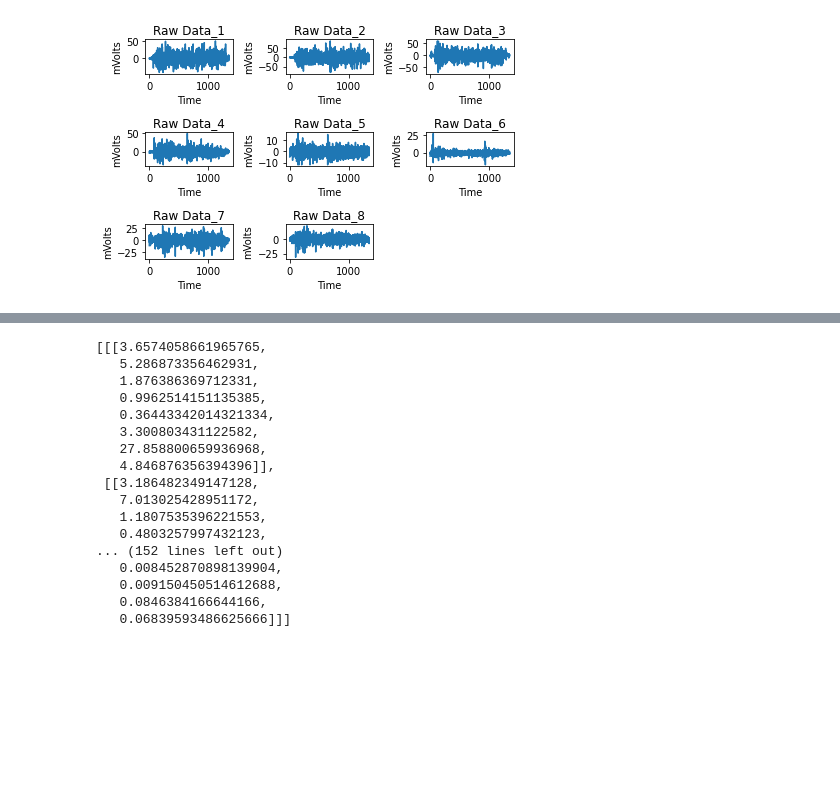
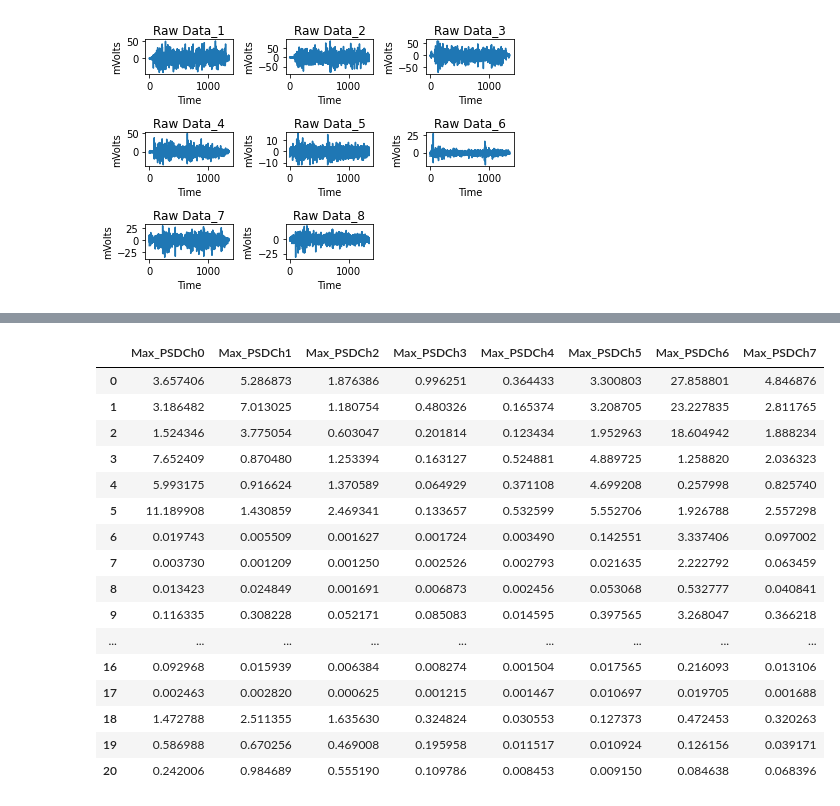
Before and after one commit to knakamura42/EE536_MyoProject, a Jupyter notebook: MyoAmigo.ipynb, the cells around one changed output, grey strips where cells are left out. Cells and saved outputs as stored; diff of their text form; code cells hidden in the pictures; blank space fills up the shorter version.

Commit message:
Turn the Max PSD features into a dataframe. Next step is to extract the mean and std.

```diff
--- a/MyoAmigo.ipynb
+++ b/MyoAmigo.ipynb
@@ -104,12 +104,12 @@ for participant in participants:
         myo_data_keys = ['EMG_' + str(i) for i in range(1, 9)] #for bio its ran3ge (1,5)
         myo_notch[myo_data_keys] = myo_notch[myo_data_keys].apply(notchfilter, raw=True)
         #myo_notch.plot_psd(area_mode='range', tmax=10.0, show=False, average=True)
-        plt.figure()
-        for channel in range(1,9):
-            plt.subplot(3,3,channel)
-            ax = myo_notch['EMG_' + str(channel)].plot()
-            plt.title('Total Filter_' + str(channel))
-            plt.ylabel('mVolts')
-            plt.xlabel('Time')
-            plt.tight_layout()
+        #plt.figure()
+        #for channel in range(1,9):
+            #plt.subplot(3,3,channel)
+            #ax = myo_notch['EMG_' + str(channel)].plot()
+            #plt.title('Total Filter_' + str(channel))
+            #plt.ylabel('mVolts')
+            #plt.xlabel('Time')
+            #plt.tight_layout()
         newfile += 1
@@ -130,52 +116,52 @@ for participant in participants:
 # %%
 '''Extract the PSD and find the Max Power of each sample and signal'''
 PSD=[]
-TempRow = []
+PSD_Row = []
 for participant in participants:
     newfile = 0
     for file in xdf_files:
         myo_data = pd.read_csv(os.path.join(directory, participant, csv_files[newfile]))
         myo_filtered = myo_data.copy()
         myo_data_keys = ['EMG_' + str(i) for i in range(1, 9)] #for bio its range (1,5)
         myo_filtered[myo_data_keys] = myo_filtered[myo_data_keys].apply(filteremg, sfreq = 256, high_band=20, low_band=95, raw=True)
         myo_notch = myo_filtered.copy()
         myo_data_keys = ['EMG_' + str(i) for i in range(1, 9)] #for bio its ran3ge (1,5)
         myo_notch[myo_data_keys] = myo_notch[myo_data_keys].apply(notchfilter, raw=True)
         #myo_notch.plot_psd(area_mode='range', tmax=10.0, show=False, average=True)
 
         '''Copy the myo_notch files'''
         myo_PSD = myo_notch.copy() #Copy the notched data into PSD
         #myo_data_keys = ['EMG_' + str(i) for i in range(1, 9)] #for bio its ran3ge (1,5)
         for channel in range(1,9):
             Freq, P_Den = sp.signal.periodogram(myo_PSD['EMG_'+str(channel)],200)
             bigP_Den = max(P_Den)
             T_bigP_Den = np.transpose(bigP_Den)
-            TempRow.append(T_bigP_Den)
+            PSD_Row.append(T_bigP_Den)
             '''This get all 8 channel max PSD'''
         newfile += 1
-        #display(TempRow)
-        PSD.append([TempRow])
-        TempRow = [] #Reset the TempRow
-#display(TempRow)
-display(PSD)
+        PSD.append([PSD_Row])
+        PSD_Row = [] #Reset the TempRow
+PSD_df= pd.DataFrame(PSD,columns=['MaxPSD_1'])
+PSD_df_1= pd.DataFrame(PSD_df['MaxPSD_1'].tolist()).add_prefix('Max_PSDCh')
+display(PSD_df_1)
 # %% [output]
-[[[3.6574058661965765,
-   5.286873356462931,
-   1.876386369712331,
-   0.9962514151135385,
-   0.36443342014321334,
-   3.300803431122582,
-   27.858800659936968,
-   4.846876356394396]],
- [[3.186482349147128,
-   7.013025428951172,
-   1.1807535396221553,
-   0.4803257997432123,
-... (152 lines left out)
-   0.008452870898139904,
-   0.009150450514612688,
-   0.0846384166644166,
-   0.06839593486625666]]]
+|  | Max_PSDCh0 | Max_PSDCh1 | Max_PSDCh2 | Max_PSDCh3 | Max_PSDCh4 | Max_PSDCh5 | Max_PSDCh6 | Max_PSDCh7 |
+| 0 | 3.657406 | 5.286873 | 1.876386 | 0.996251 | 0.364433 | 3.300803 | 27.858801 | 4.846876 |
+| 1 | 3.186482 | 7.013025 | 1.180754 | 0.480326 | 0.165374 | 3.208705 | 23.227835 | 2.811765 |
+| 2 | 1.524346 | 3.775054 | 0.603047 | 0.201814 | 0.123434 | 1.952963 | 18.604942 | 1.888234 |
+| 3 | 7.652409 | 0.870480 | 1.253394 | 0.163127 | 0.524881 | 4.889725 | 1.258820 | 2.036323 |
+| 4 | 5.993175 | 0.916624 | 1.370589 | 0.064929 | 0.371108 | 4.699208 | 0.257998 | 0.825740 |
+| 5 | 11.189908 | 1.430859 | 2.469341 | 0.133657 | 0.532599 | 5.552706 | 1.926788 | 2.557298 |
+| 6 | 0.019743 | 0.005509 | 0.001627 | 0.001724 | 0.003490 | 0.142551 | 3.337406 | 0.097002 |
+| 7 | 0.003730 | 0.001209 | 0.001250 | 0.002526 | 0.002793 | 0.021635 | 2.222792 | 0.063459 |
+| 8 | 0.013423 | 0.024849 | 0.001691 | 0.006873 | 0.002456 | 0.053068 | 0.532777 | 0.040841 |
+| 9 | 0.116335 | 0.308228 | 0.052171 | 0.085083 | 0.014595 | 0.397565 | 3.268047 | 0.366218 |
+| ... | ... | ... | ... | ... | ... | ... | ... | ... |
+| 16 | 0.092968 | 0.015939 | 0.006384 | 0.008274 | 0.001504 | 0.017565 | 0.216093 | 0.013106 |
+| 17 | 0.002463 | 0.002820 | 0.000625 | 0.001215 | 0.001467 | 0.010697 | 0.019705 | 0.001688 |
+| 18 | 1.472788 | 2.511355 | 1.635630 | 0.324824 | 0.030553 | 0.127373 | 0.472453 | 0.320263 |
+| 19 | 0.586988 | 0.670256 | 0.469008 | 0.195958 | 0.011517 | 0.010924 | 0.126156 | 0.039171 |
+| 20 | 0.242006 | 0.984689 | 0.555190 | 0.109786 | 0.008453 | 0.009150 | 0.084638 | 0.068396 |
 # %%
 #pca
 
```
Also changed, not shown: parts of 1 cell of this notebook.
